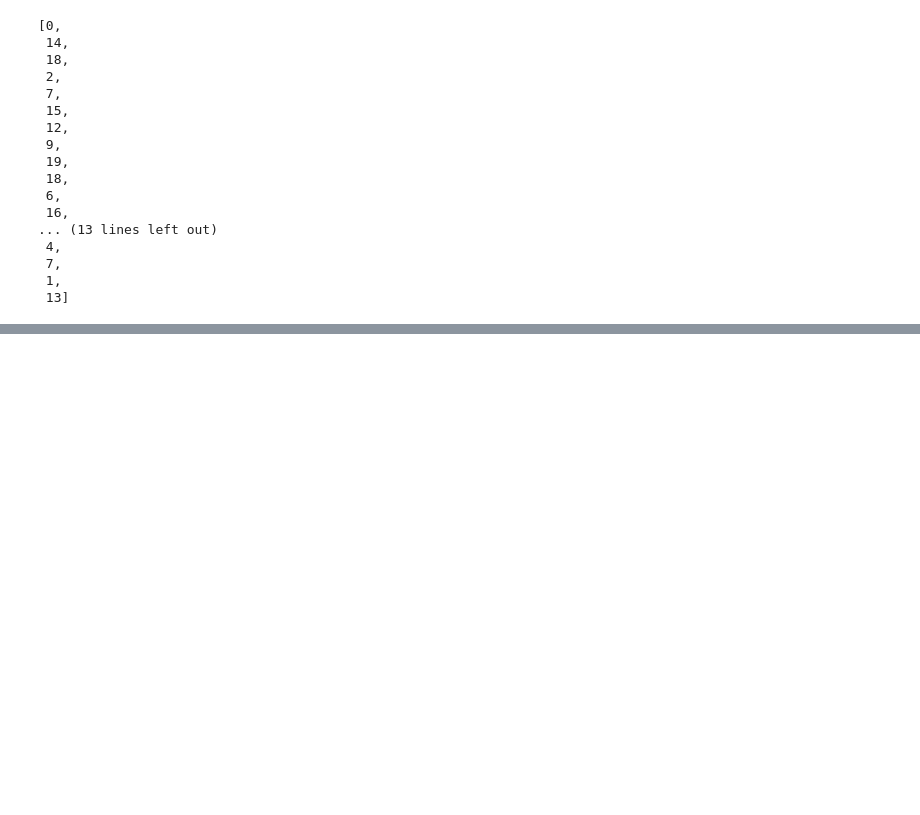
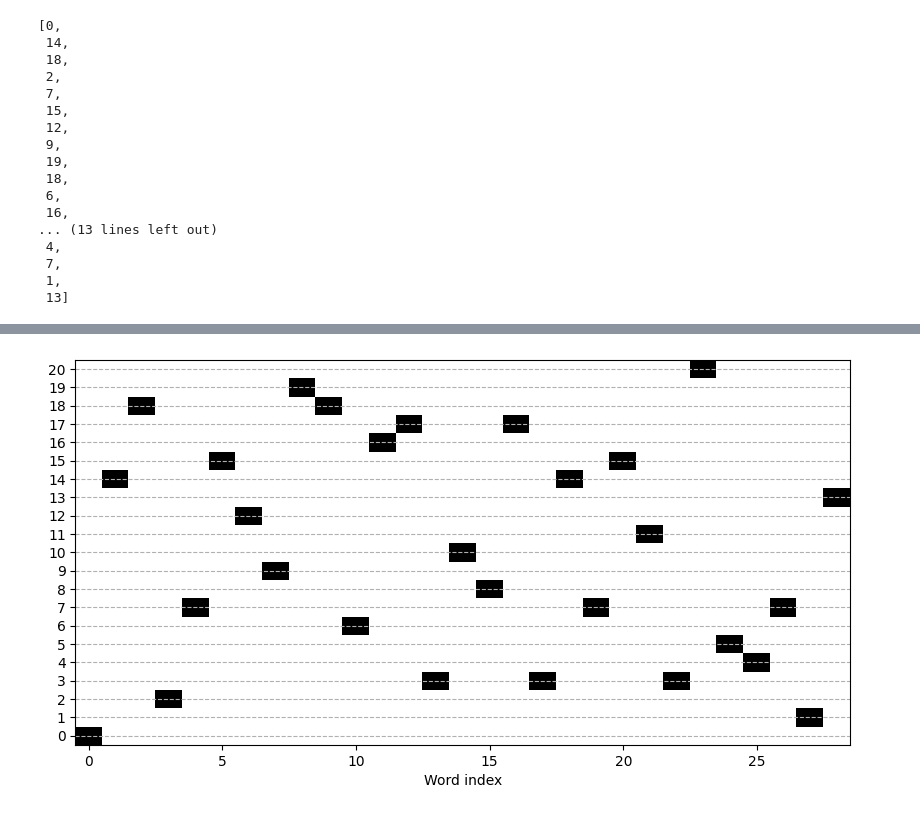
Before and after one commit to jianjiandandan-8899/LLM, a Jupyter notebook: Part1_TokensEmbeddings/tex2numbers/text2numbers.ipynb, the cells around one changed output, grey strips where cells are left out. Saved outputs shown, nothing was run; the diff lists cells and outputs as text; code cells hidden in the pictures; blank space fills up the shorter version.

```diff
--- a/Part1_TokensEmbeddings/tex2numbers/text2numbers.ipynb
+++ b/Part1_TokensEmbeddings/tex2numbers/text2numbers.ipynb
@@ -100,0 +207,10 @@ for tokeni in text_as_int:
+# %%
+word_matrix = np.zeros((len(allwords),len(vocab)),dtype=int)
+
+# create the matrix
+for i,word in enumerate(allwords):
+  word_matrix[i,word2idx[word]] = 1
+
+# show the results
+print(f'One-hot encoding matrix is of size {word_matrix.shape}\n')
+print(word_matrix)
@@ -100,0 +235,10 @@ for tokeni in text_as_int:
+# %%
+# the image of the one-hot encoding matrix is the same as in Exercise 2
+_,ax = plt.subplots(1,figsize=(10,5))
+
+plt.imshow(1-word_matrix.T,cmap='gray',origin='lower',aspect='auto')
+ax.set(xlabel='Word index',yticks=range(len(vocab)))
+ax.grid(linestyle='--',axis='y')
+plt.show()
+# %% [output]
+[figure, added]
```
Also changed, not shown: parts of 7 cells of this notebook.
